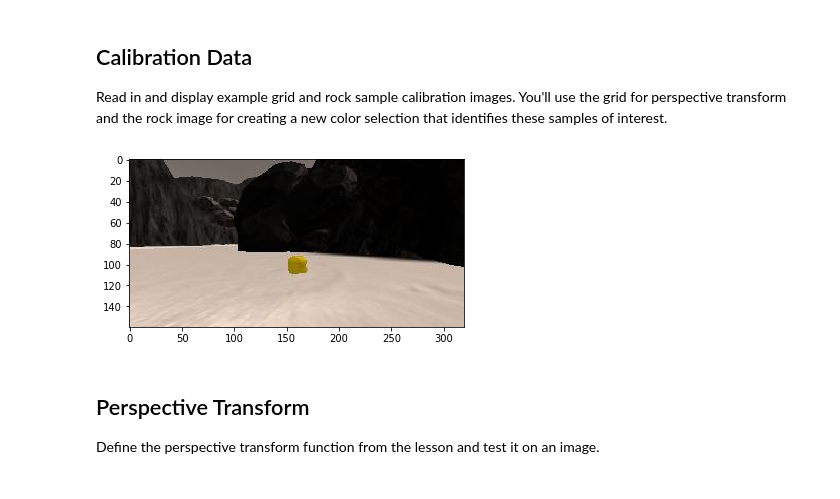
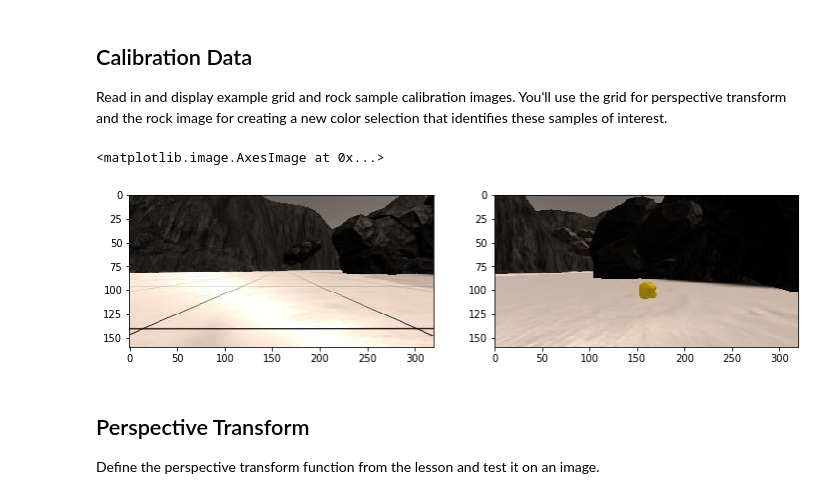
Before and after one commit to iFoxbox/RoboND-Rover-Project, a Jupyter notebook: code/Rover_Project_Test_Notebook.ipynb, the cells around one changed output. Saved outputs shown, nothing was run; the diff lists cells and outputs as text; code cells hidden in the pictures.

```diff
--- a/code/Rover_Project_Test_Notebook.ipynb
+++ b/code/Rover_Project_Test_Notebook.ipynb
@@ -48,26 +48,27 @@ Read in and display example grid and rock sample calibration images.  You'll use
 # %%
 # In the simulator you can toggle on a grid on the ground for calibration
 # You can also toggle on the rock samples with the 0 (zero) key.
 # Here's an example of the grid and one of the rocks
 example_grid = '../calibration_images/example_grid1.jpg'
 example_rock = '../calibration_images/example_rock1.jpg'
 grid_img = mpimg.imread(example_grid)
 rock_img = mpimg.imread(example_rock)
 
 #Added line to be able to interact with notebook
 #%matplotlib notebook
 %matplotlib inline
 
-#fig = plt.figure(figsize=(12,3))
-#plt.subplot(121)
-#plt.imshow(grid_img)
-#plt.subplot(122)
+fig = plt.figure(figsize=(12,3))
+plt.subplot(121)
+plt.imshow(grid_img)
+plt.subplot(122)
+plt.imshow(rock_img)
+
 #plt.imshow(rock_img)
-
-plt.imshow(rock_img)
-plt.show()
+#plt.show()
 # %% [output]
+<matplotlib.image.AxesImage at 0x...>
-[figure, old version]
+[figure, new version]
 # %% [markdown]
 ## Perspective Transform
 
```
Also changed, not shown: parts of 3 cells of this notebook, 4 other files.
